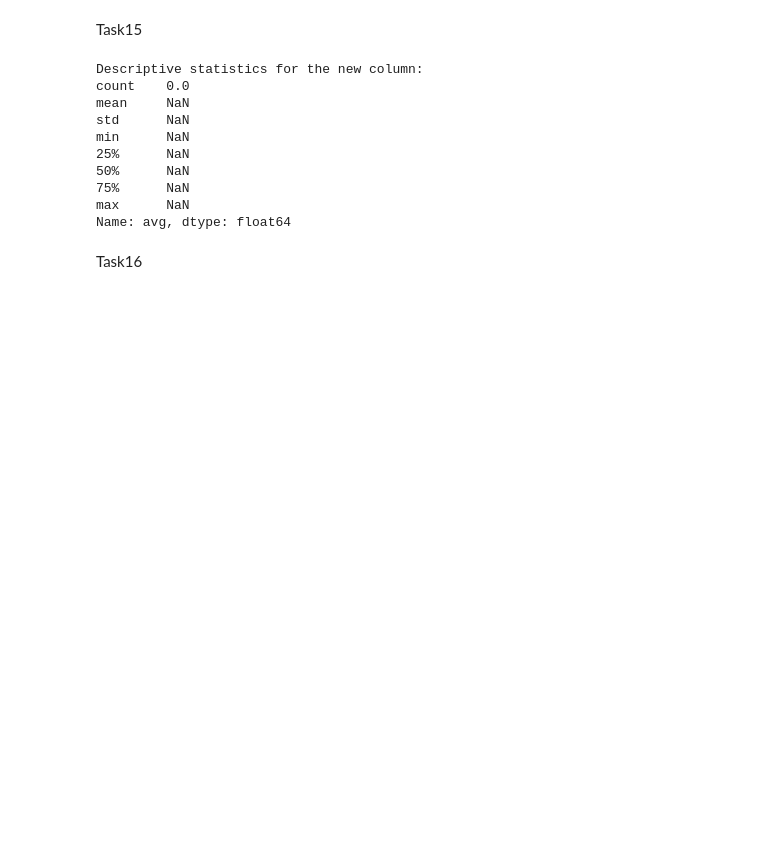
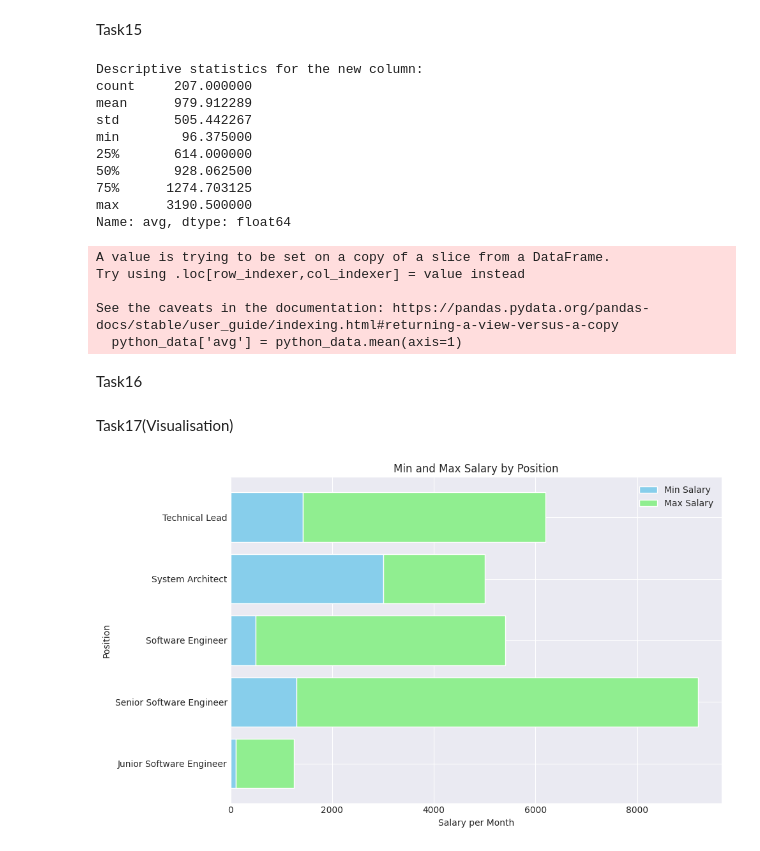
Before and after one commit to Andrei198203/Data_Science_HW_2, a Jupyter notebook: HW2.2.ipynb, the cells around one changed output. Drawn from its saved outputs; the diff is of its cells as text; code cells hidden in the pictures; blank space fills up the shorter version.

```diff
--- a/HW2.2.ipynb
+++ b/HW2.2.ipynb
@@ -179,21 +193,61 @@ python_data_copy['avg'] = python_data_copy.groupby('Посада')['Зарпла
 Task15
 # %%
 # Create descriptive statistics using the describe method for a new column.
+python_data['avg'] = python_data.mean(axis=1)
 print("Descriptive statistics for the new column:")
 print(python_data['avg'].describe())
 # %% [output]
 Descriptive statistics for the new column:
-count    0.0
-mean     NaN
-std      NaN
-min      NaN
-25%      NaN
-50%      NaN
-75%      NaN
-max      NaN
+count     207.000000
+mean      979.912289
+std       505.442267
+min        96.375000
+25%       614.000000
+50%       928.062500
+75%      1274.703125
+max      3190.500000
 Name: avg, dtype: float64
+A value is trying to be set on a copy of a slice from a DataFrame.
+Try using .loc[row_indexer,col_indexer] = value instead
+
+See the caveats in the documentation: https://pandas.pydata.org/pandas-docs/stable/user_guide/indexing.html#returning-a-view-versus-a-copy
+  python_data['avg'] = python_data.mean(axis=1)
 # %% [markdown]
 Task16
 # %%
 # Save the resulting table to a CSV file
 python_data.to_csv('python_data.csv', index=False)
+# %% [markdown]
+Task17(Visualisation)
+# %%
+import matplotlib.pyplot as plt
+import seaborn as sns
+
+# Set the styling for the graphic
+sns.set_style('darkgrid')
+
+# Create the shape and axes of the graph
+fig, ax = plt.subplots(figsize=(10, 6))
+
+# Set the data for the graph
+positions = agg_data.index
+min_salary = agg_data[('Зарплата на місяць', 'min')]
+max_salary = agg_data[('Зарплата на місяць', 'max')]
+
+# Build a graph with minimum and maximum salaries
+ax.barh(positions, min_salary, color='skyblue', label='Min Salary')
+ax.barh(positions, max_salary - min_salary, left=min_salary, color='lightgreen', label='Max Salary')
+
+# Add the name and labels of the axes
+ax.set_xlabel('Salary per Month')
+ax.set_ylabel('Position')
+ax.set_title('Min and Max Salary by Position')
+
+# Add a legend
+ax.legend()
+
+# Display the graph
+plt.tight_layout()
+plt.show()
+# %% [output]
+[figure, added]
```
Also changed, not shown: parts of 7 cells of this notebook.
